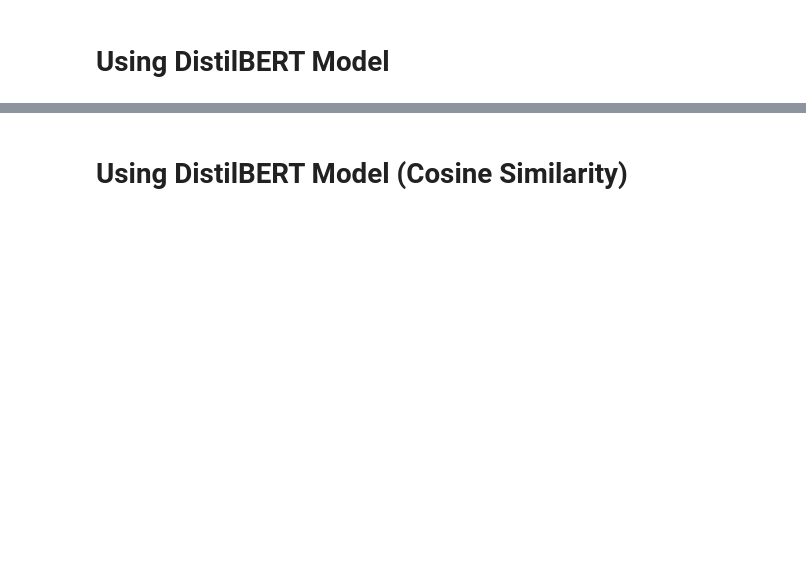
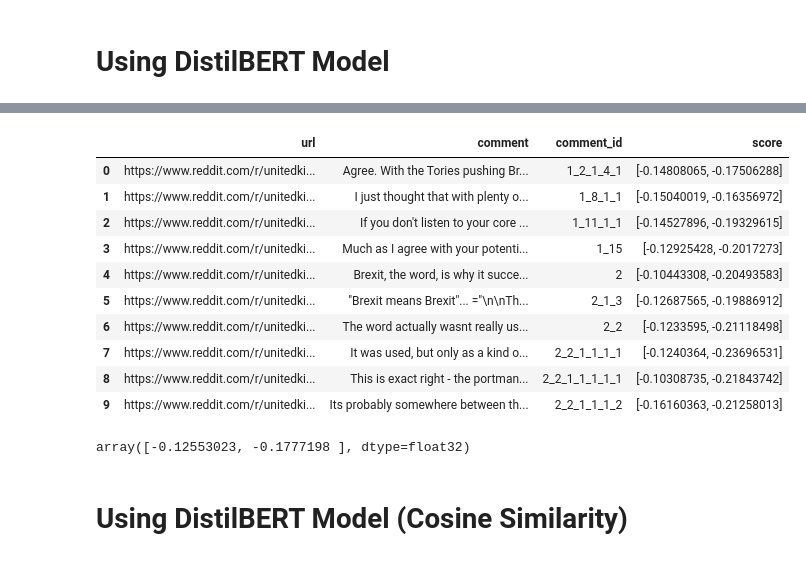
Before and after one commit to andrewtpei/Sentipedia, a Jupyter notebook: notebooks/Initial Data Analysis (Reddit csv).ipynb, the cells around one changed output, grey strips where cells are left out. Cells and saved outputs as stored; diff of their text form; code cells hidden in the pictures; blank space fills up the shorter version.

```diff
--- a/notebooks/Initial Data Analysis (Reddit csv).ipynb
+++ b/notebooks/Initial Data Analysis (Reddit csv).ipynb
@@ -67,17 +61,2 @@ df_reddit.head()
 # %% [markdown]
 # Using NLTK
-# %%
-df_reddit_nltk = df_reddit.head(10).copy()
-
-analyzer = SentimentIntensityAnalyzer()
-i = 0
-df_reddit_nltk['pos'] = None
-df_reddit_nltk['score'] = None
-
-for comment in df_reddit_nltk['comment']:
-     tokens = nltk.word_tokenize(df_reddit_nltk['comment'][i])
-     df_reddit_nltk['pos'][i] = nltk.pos_tag(tokens)
-     df_reddit_nltk['score'][i] = analyzer.polarity_scores(df_reddit_nltk['comment'][i])
-     i = i + 1
-
-df_reddit_nltk
@@ -99,6 +129,6 @@ df_reddit_nltk
 import torch
 from transformers import DistilBertTokenizer, DistilBertForSequenceClassification
 
-tokenizer = DistilBertTokenizer.from_pretrained("distilbert-base-uncased")
-model = DistilBertForSequenceClassification.from_pretrained("distilbert-base-uncased")
+tokenizer = DistilBertTokenizer.from_pretrained('distilbert-base-uncased')
+model = DistilBertForSequenceClassification.from_pretrained('distilbert-base-uncased', num_labels=2)
 # %% [output]
@@ -119,15 +139,0 @@ model.config.id2label[predicted_class_id]
-# %%
-df_reddit_DistilBERT = df_reddit.head(10).copy()
-i = 0
-df_reddit_DistilBERT['predicted'] = None
-
-for comment in df_reddit_DistilBERT['comment']:
-     inputs = tokenizer(df_reddit_DistilBERT['comment'][i], return_tensors="pt")
-     with torch.no_grad():
-          logits = model(**inputs).logits
-
-     predicted_class_id = logits.argmax().item()
-     df_reddit_DistilBERT['predicted'][i] = model.config.id2label[predicted_class_id]
-     i = i + 1
-
-df_reddit_DistilBERT
@@ -161,3 +140,35 @@ SequenceClassifierOutput(loss=None, logits=tensor([[-0.1000, -0.0733]], grad_fn=
+# %%
+df_reddit_DistilBERT = df_reddit.head(10).copy()
+
+def get_score_DistilBERT (comment):
+    encoded_input = tokenizer(comment, return_tensors='pt')
+    output = model(**encoded_input)
+    sentiment_score = output.logits.detach().numpy()[0]
+    return sentiment_score
+# %%
+df_reddit_DistilBERT['score'] = df_reddit_DistilBERT['comment'].apply(get_score_DistilBERT)
+df_reddit_DistilBERT
+# %% [output]
+|  | url | comment | comment_id | score |
+| 0 | https://www.reddit.com/r/unitedki... | Agree. With the Tories pushing Br... | 1_2_1_4_1 | [-0.14808065, -0.17506288] |
+| 1 | https://www.reddit.com/r/unitedki... | I just thought that with plenty o... | 1_8_1_1 | [-0.15040019, -0.16356972] |
+| 2 | https://www.reddit.com/r/unitedki... | If you don't listen to your core ... | 1_11_1_1 | [-0.14527896, -0.19329615] |
+| 3 | https://www.reddit.com/r/unitedki... | Much as I agree with your potenti... | 1_15 | [-0.12925428, -0.2017273] |
+| 4 | https://www.reddit.com/r/unitedki... | Brexit, the word, is why it succe... | 2 | [-0.10443308, -0.20493583] |
+| 5 | https://www.reddit.com/r/unitedki... | "Brexit means Brexit"... ="\n\nTh... | 2_1_3 | [-0.12687565, -0.19886912] |
+| 6 | https://www.reddit.com/r/unitedki... | The word actually wasnt really us... | 2_2 | [-0.1233595, -0.21118498] |
+| 7 | https://www.reddit.com/r/unitedki... | It was used, but only as a kind o... | 2_2_1_1_1_1 | [-0.1240364, -0.23696531] |
+| 8 | https://www.reddit.com/r/unitedki... | This is exact right - the portman... | 2_2_1_1_1_1_1 | [-0.10308735, -0.21843742] |
+| 9 | https://www.reddit.com/r/unitedki... | Its probably somewhere between th... | 2_2_1_1_1_2 | [-0.16160363, -0.21258013] |
+# %%
+text = "I think life is amazing and everything is great."
+#text = "I think Brexit is stupid and it should not have happened."
+encoded_input = tokenizer(text, return_tensors='pt')
+output = model(**encoded_input)
+sentiment_score = output.logits.detach().numpy()[0]
+sentiment_score
+# %% [output]
+array([-0.12553023, -0.1777198 ], dtype=float32)
 # %% [markdown]
 # Using DistilBERT Model (Cosine Similarity)
 # %%
```
Also changed, not shown: parts of 20 cells of this notebook, 4 other files.
